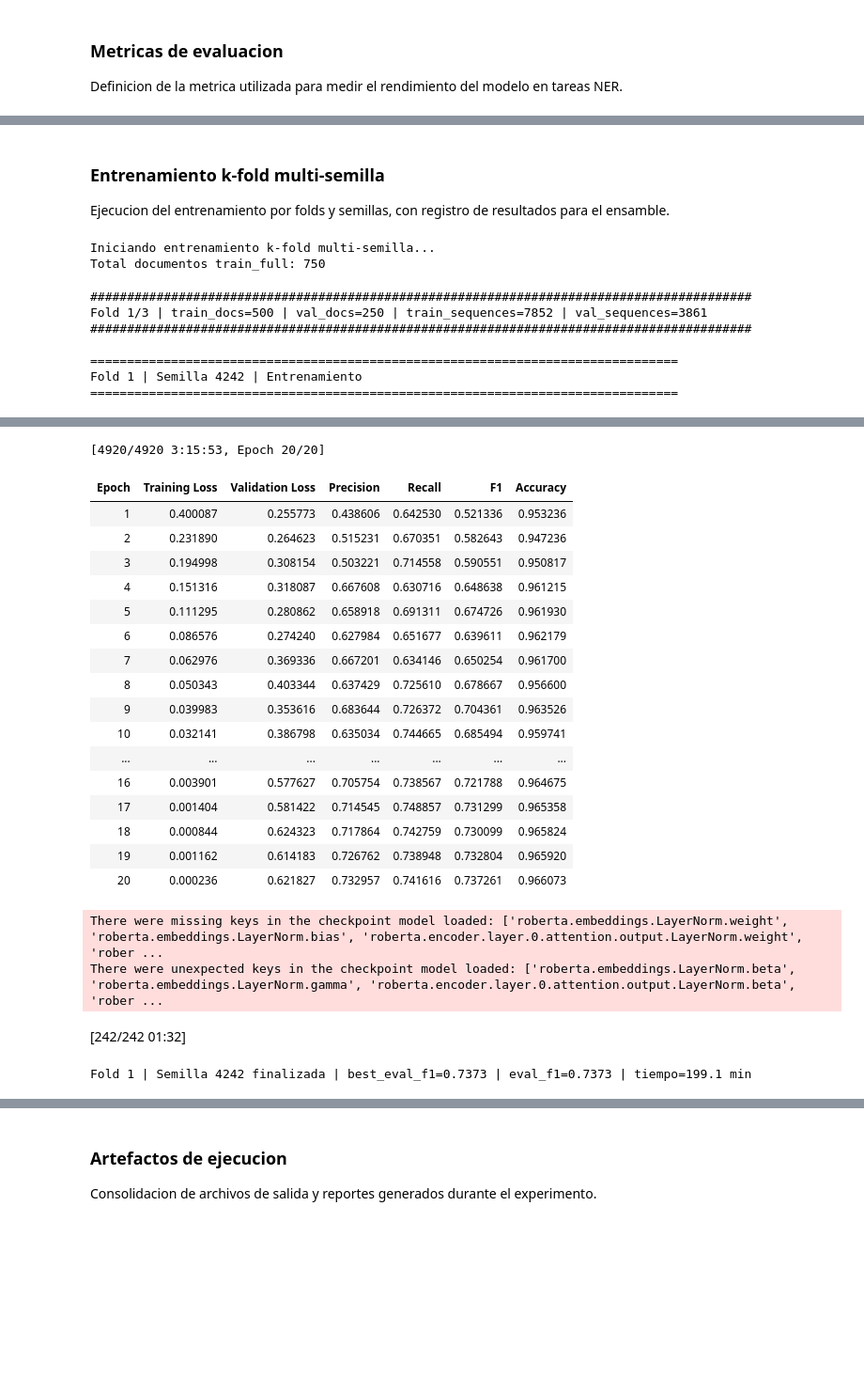
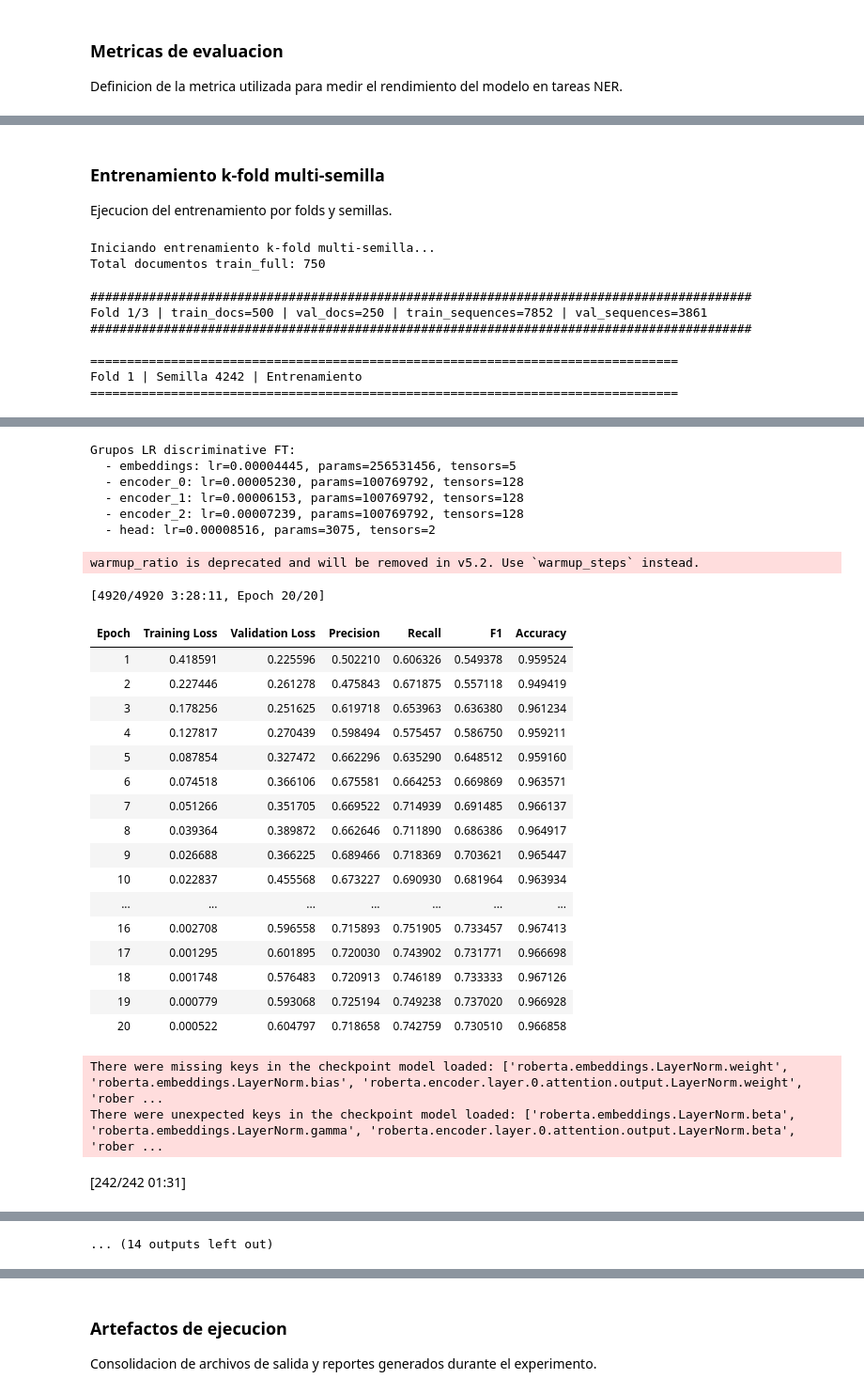
Before and after one commit to Honricris/Trabajo_Fin_Master, a Jupyter notebook: Encoders/Distemist/iic-rigoberta-clinical_76.58.ipynb, the cells around one changed output, grey strips where cells are left out. Shown at 94% size. Drawn from its saved outputs; the diff is of its cells as text; code cells hidden in the pictures; blank space fills up the shorter version.

```diff
--- a/Encoders/Distemist/iic-rigoberta-clinical_76.15.ipynb
+++ b/Encoders/Distemist/iic-rigoberta-clinical_76.58.ipynb
@@ -218,6 +213,8 @@ BASE_MODEL_TAG = BASE_MODEL.split("/")[-1]
 MAX_EPOCHS = 20
 BATCH_SIZE = 16
 LEARNING_RATE = 8.516e-5
+LR_LAYER_DECAY = 0.85
+LR_ENCODER_GROUPS = 3
 DROPOUT = 0.1
 WEIGHT_DECAY = 0.1844
 WARMUP_RATIO = 0.1
@@ -259,6 +256,8 @@ hyperparams = {
     "max_epochs": MAX_EPOCHS,
     "batch_size": BATCH_SIZE,
     "learning_rate": LEARNING_RATE,
+    "lr_layer_decay": LR_LAYER_DECAY,
+    "lr_encoder_groups": LR_ENCODER_GROUPS,
     "dropout": DROPOUT,
     "weight_decay": WEIGHT_DECAY,
     "warmup_ratio": WARMUP_RATIO,
@@ -330,7 +389,7 @@ def compute_metrics(p):
 # %% [markdown]
 ### Entrenamiento k-fold multi-semilla
 
-Ejecucion del entrenamiento por folds y semillas, con registro de resultados para el ensamble.
+Ejecucion del entrenamiento por folds y semillas.
 # %%
 def _extract_best_eval_from_log(log_history):
     eval_logs = [
@@ -368,6 +427,7 @@ def make_kfold_indices(n_samples, k_folds, split_seed):
 
 fold_seed_results = []
 ensemble_models = []
+discriminative_lr_history = []
 
 train_full_raw = data["train_full"]
 folds = make_kfold_indices(len(train_full_raw), K_FOLDS, CV_SPLIT_SEED)
@@ -415,6 +475,15 @@ for fold_idx, (train_idx, val_idx) in enumerate(folds, start=1):
         model = AutoModelForTokenClassification.from_pretrained(BASE_MODEL, config=config)
         model.gradient_checkpointing_enable()
 
+        optimizer, lr_group_summary = create_discriminative_optimizer(model)
+
+        print("Grupos LR discriminative FT:")
+        for item in lr_group_summary:
+            print(
+                f"  - {item['bucket']}: lr={item['lr']:.8f}, "
+                f"params={item['param_count']}, tensors={item['tensor_count']}"
+            )
+
         output_dir = f"{RESULTS_DIR}/{MODEL_OUTPUT_PREFIX}-fold{fold_idx}-seed{seed}"
         training_args = TrainingArguments(
             output_dir=output_dir,
@@ -436,7 +505,6 @@ for fold_idx, (train_idx, val_idx) in enumerate(folds, start=1):
             dataloader_persistent_workers=True,
             seed=seed,
             bf16=True,
-            optim="adamw_torch_fused",
             save_only_model=True,
             report_to="none",
         )
@@ -455,6 +523,7 @@ for fold_idx, (train_idx, val_idx) in enumerate(folds, start=1):
                     early_stopping_threshold=EARLY_STOPPING_THRESHOLD,
                 )
             ],
+            optimizers=(optimizer, None),
         )
 
         trainer_seed.train()
@@ -483,6 +552,13 @@ for fold_idx, (train_idx, val_idx) in enumerate(folds, start=1):
         }
         fold_seed_results.append(result_row)
 
+        discriminative_lr_history.append({
+            "fold": int(fold_idx),
+            "seed": int(seed),
+            "model_dir": model_dir,
+            "lr_groups": lr_group_summary,
+        })
+
         ensemble_models.append({
             "fold": int(fold_idx),
             "seed": int(seed),
@@ -500,6 +576,7 @@ for fold_idx, (train_idx, val_idx) in enumerate(folds, start=1):
 
         del trainer_seed
         del model
+        del optimizer
         gc.collect()
         if torch.cuda.is_available():
             torch.cuda.empty_cache()
@@ -516,12 +593,17 @@ df_ensemble_results.to_csv(f"{RESULTS_DIR}/ensemble_fold_seed_summary.csv", inde
 with open(f"{RESULTS_DIR}/ensemble_fold_seed_summary.json", "w", encoding="utf-8") as f:
     json.dump(fold_seed_results, f, ensure_ascii=False, indent=2)
 
+with open(f"{RESULTS_DIR}/discriminative_lr_groups.json", "w", encoding="utf-8") as f:
+    json.dump(discriminative_lr_history, f, ensure_ascii=False, indent=2)
+
 ensemble_metadata = {
     "base_model": BASE_MODEL,
     "k_folds": int(K_FOLDS),
     "seeds": [int(s) for s in SEEDS],
     "ensemble_size": int(len(ensemble_models)),
     "cv_split_seed": int(CV_SPLIT_SEED),
+    "lr_layer_decay": float(LR_LAYER_DECAY),
+    "lr_encoder_groups": int(LR_ENCODER_GROUPS),
 }
 with open(f"{RESULTS_DIR}/ensemble_metadata.json", "w", encoding="utf-8") as f:
     json.dump(ensemble_metadata, f, ensure_ascii=False, indent=2)
@@ -529,6 +611,7 @@ with open(f"{RESULTS_DIR}/ensemble_metadata.json", "w", encoding="utf-8") as f:
 print("\nResumen fold-semilla (top 10 por eval_f1):")
 print(df_ensemble_results.head(10).to_string(index=False))
 print(f"\nModelos totales en el ensamble: {len(ensemble_models)}")
+print(f"Resumen LR discriminativo guardado en: {RESULTS_DIR}/discriminative_lr_groups.json")
 # %% [output]
 Iniciando entrenamiento k-fold multi-semilla...
 Total documentos train_full: 750
@@ -557,22 +639,28 @@ warmup_ratio is deprecated and will be removed in v5.2. Use `warmup_steps` inste
-[4920/4920 3:15:53, Epoch 20/20]
+Grupos LR discriminative FT:
+  - embeddings: lr=0.00004445, params=256531456, tensors=5
+  - encoder_0: lr=0.00005230, params=100769792, tensors=128
+  - encoder_1: lr=0.00006153, params=100769792, tensors=128
+  - encoder_2: lr=0.00007239, params=100769792, tensors=128
+  - head: lr=0.00008516, params=3075, tensors=2
+warmup_ratio is deprecated and will be removed in v5.2. Use `warmup_steps` instead.
+[4920/4920 3:28:11, Epoch 20/20]
 | Epoch | Training Loss | Validation Loss | Precision | Recall | F1 | Accuracy |
-| 1 | 0.400087 | 0.255773 | 0.438606 | 0.642530 | 0.521336 | 0.953236 |
-| 2 | 0.231890 | 0.264623 | 0.515231 | 0.670351 | 0.582643 | 0.947236 |
-| 3 | 0.194998 | 0.308154 | 0.503221 | 0.714558 | 0.590551 | 0.950817 |
-| 4 | 0.151316 | 0.318087 | 0.667608 | 0.630716 | 0.648638 | 0.961215 |
-| 5 | 0.111295 | 0.280862 | 0.658918 | 0.691311 | 0.674726 | 0.961930 |
-| 6 | 0.086576 | 0.274240 | 0.627984 | 0.651677 | 0.639611 | 0.962179 |
-| 7 | 0.062976 | 0.369336 | 0.667201 | 0.634146 | 0.650254 | 0.961700 |
-| 8 | 0.050343 | 0.403344 | 0.637429 | 0.725610 | 0.678667 | 0.956600 |
-| 9 | 0.039983 | 0.353616 | 0.683644 | 0.726372 | 0.704361 | 0.963526 |
-| 10 | 0.032141 | 0.386798 | 0.635034 | 0.744665 | 0.685494 | 0.959741 |
+| 1 | 0.418591 | 0.225596 | 0.502210 | 0.606326 | 0.549378 | 0.959524 |
+| 2 | 0.227446 | 0.261278 | 0.475843 | 0.671875 | 0.557118 | 0.949419 |
+| 3 | 0.178256 | 0.251625 | 0.619718 | 0.653963 | 0.636380 | 0.961234 |
+| 4 | 0.127817 | 0.270439 | 0.598494 | 0.575457 | 0.586750 | 0.959211 |
+| 5 | 0.087854 | 0.327472 | 0.662296 | 0.635290 | 0.648512 | 0.959160 |
+| 6 | 0.074518 | 0.366106 | 0.675581 | 0.664253 | 0.669869 | 0.963571 |
+| 7 | 0.051266 | 0.351705 | 0.669522 | 0.714939 | 0.691485 | 0.966137 |
+| 8 | 0.039364 | 0.389872 | 0.662646 | 0.711890 | 0.686386 | 0.964917 |
+| 9 | 0.026688 | 0.366225 | 0.689466 | 0.718369 | 0.703621 | 0.965447 |
+| 10 | 0.022837 | 0.455568 | 0.673227 | 0.690930 | 0.681964 | 0.963934 |
 | ... | ... | ... | ... | ... | ... | ... |
-| 16 | 0.003901 | 0.577627 | 0.705754 | 0.738567 | 0.721788 | 0.964675 |
-| 17 | 0.001404 | 0.581422 | 0.714545 | 0.748857 | 0.731299 | 0.965358 |
-| 18 | 0.000844 | 0.624323 | 0.717864 | 0.742759 | 0.730099 | 0.965824 |
-| 19 | 0.001162 | 0.614183 | 0.726762 | 0.738948 | 0.732804 | 0.965920 |
-| 20 | 0.000236 | 0.621827 | 0.732957 | 0.741616 | 0.737261 | 0.966073 |
+| 16 | 0.002708 | 0.596558 | 0.715893 | 0.751905 | 0.733457 | 0.967413 |
+| 17 | 0.001295 | 0.601895 | 0.720030 | 0.743902 | 0.731771 | 0.966698 |
+| 18 | 0.001748 | 0.576483 | 0.720913 | 0.746189 | 0.733333 | 0.967126 |
+| 19 | 0.000779 | 0.593068 | 0.725194 | 0.749238 | 0.737020 | 0.966928 |
+| 20 | 0.000522 | 0.604797 | 0.718658 | 0.742759 | 0.730510 | 0.966858 |
-There were missing keys in the checkpoint model loaded: ['roberta.embeddings.LayerNorm.weight', 'roberta.embeddings.LayerNorm.bias', 'roberta.encoder.layer.0.attention.output.LayerNorm.weight', 'rober ...
-There were unexpected keys in the checkpoint model loaded: ['roberta.embeddings.LayerNorm.beta', 'roberta.embeddings.LayerNorm.gamma', 'roberta.encoder.layer.0.attention.output.LayerNorm.beta', 'rober ...
+There were missing keys in the checkpoint model loaded: ['roberta.embeddings.LayerNorm.weight', 'roberta.embeddings.LayerNorm.bias', 'roberta.encoder.layer.0.attention.output.LayerNorm.weight', 'rober ...
+There were unexpected keys in the checkpoint model loaded: ['roberta.embeddings.LayerNorm.beta', 'roberta.embeddings.LayerNorm.gamma', 'roberta.encoder.layer.0.attention.output.LayerNorm.beta', 'rober ...
-[242/242 01:32]
+[242/242 01:31]
-Fold 1 | Semilla 4242 finalizada | best_eval_f1=0.7373 | eval_f1=0.7373 | tiempo=199.1 min
@@ -620,3 +690,4 @@ warmup_ratio is deprecated and will be removed in v5.2. Use `warmup_steps` inste
+... (14 outputs left out)
 # %%
 print("Resumen de validacion del ensamble:")
 print(f"Modelos en ensamble: {len(ensemble_models)}")
```
Also changed, not shown: parts of 12 cells of this notebook, 5 other files.
